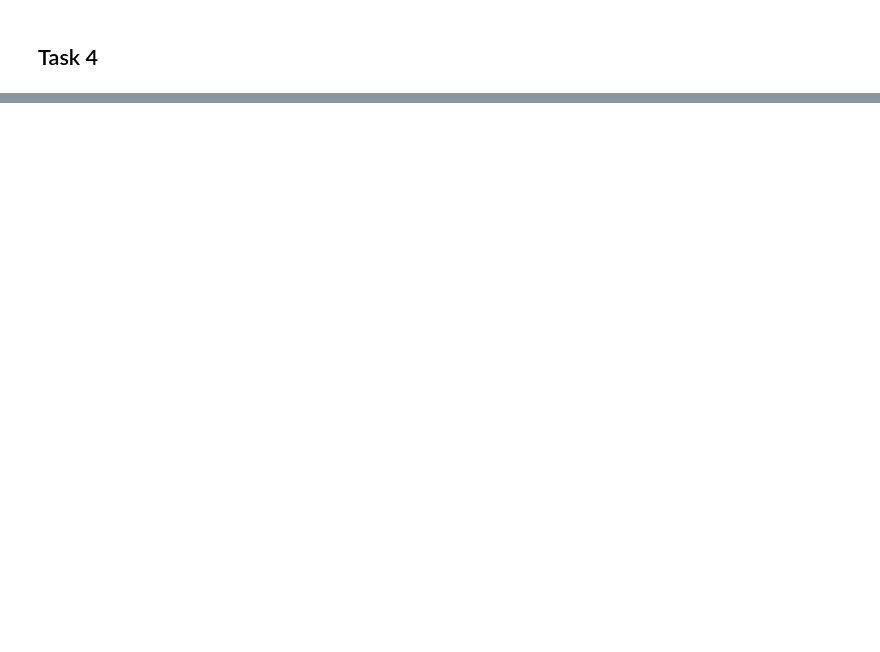
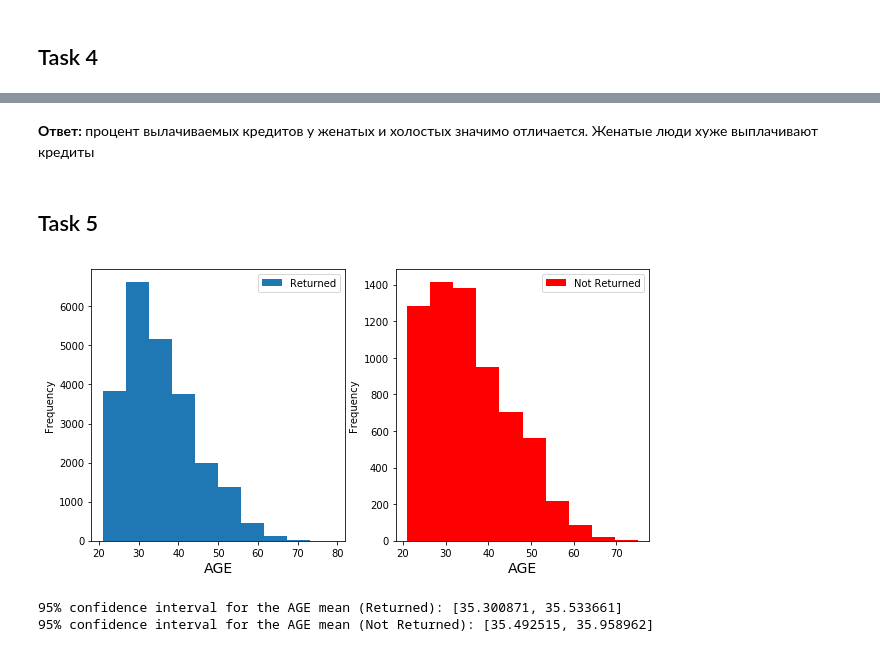
Before and after one commit to biellou/machine-learning-yandex, a Jupyter notebook: course4/week4/c4w4t2.ipynb, the cells around one changed output, grey strips where cells are left out. Saved outputs shown, nothing was run; the diff lists cells and outputs as text; code cells hidden in the pictures; blank space fills up the shorter version.

```diff
--- a/course4/week4/c4w4t2.ipynb
+++ b/course4/week4/c4w4t2.ipynb
@@ -179,0 +238,20 @@ print 'Коэф-т Крамера: %f; p-value: %f' % v_cramer(contingency_table
+# %% [markdown]
+**Ответ:** процент вылачиваемых кредитов у женатых и холостых значимо отличается. Женатые люди хуже выплачивают кредиты
+# %% [markdown]
+## Task 5
+# %%
+plt.figure(figsize(10,5))
+
+plt.subplot(121)
+credit[credit['default'] ==  0]['AGE'].plot.hist(label = "Returned")
+plt.xlabel('AGE', fontsize=14)
+pylab.legend()
+
+plt.subplot(122)
+credit[credit['default'] ==  1]['AGE'].plot.hist(label = "Not Returned", color = 'r')
+plt.xlabel('AGE', fontsize=14)
+pylab.legend()
+
+pylab.show()
+# %% [output]
+[figure, added]
@@ -179,0 +261,6 @@ print 'Коэф-т Крамера: %f; p-value: %f' % v_cramer(contingency_table
+# %%
+print '95%% confidence interval for the AGE mean (Returned): [%f, %f]' % zconfint(returned)
+print '95%% confidence interval for the AGE mean (Not Returned): [%f, %f]' % zconfint(not_returned)
+# %% [output]
+95% confidence interval for the AGE mean (Returned): [35.300871, 35.533661]
+95% confidence interval for the AGE mean (Not Returned): [35.492515, 35.958962]
```
Also changed, not shown: parts of 13 cells of this notebook, 2 other files.
